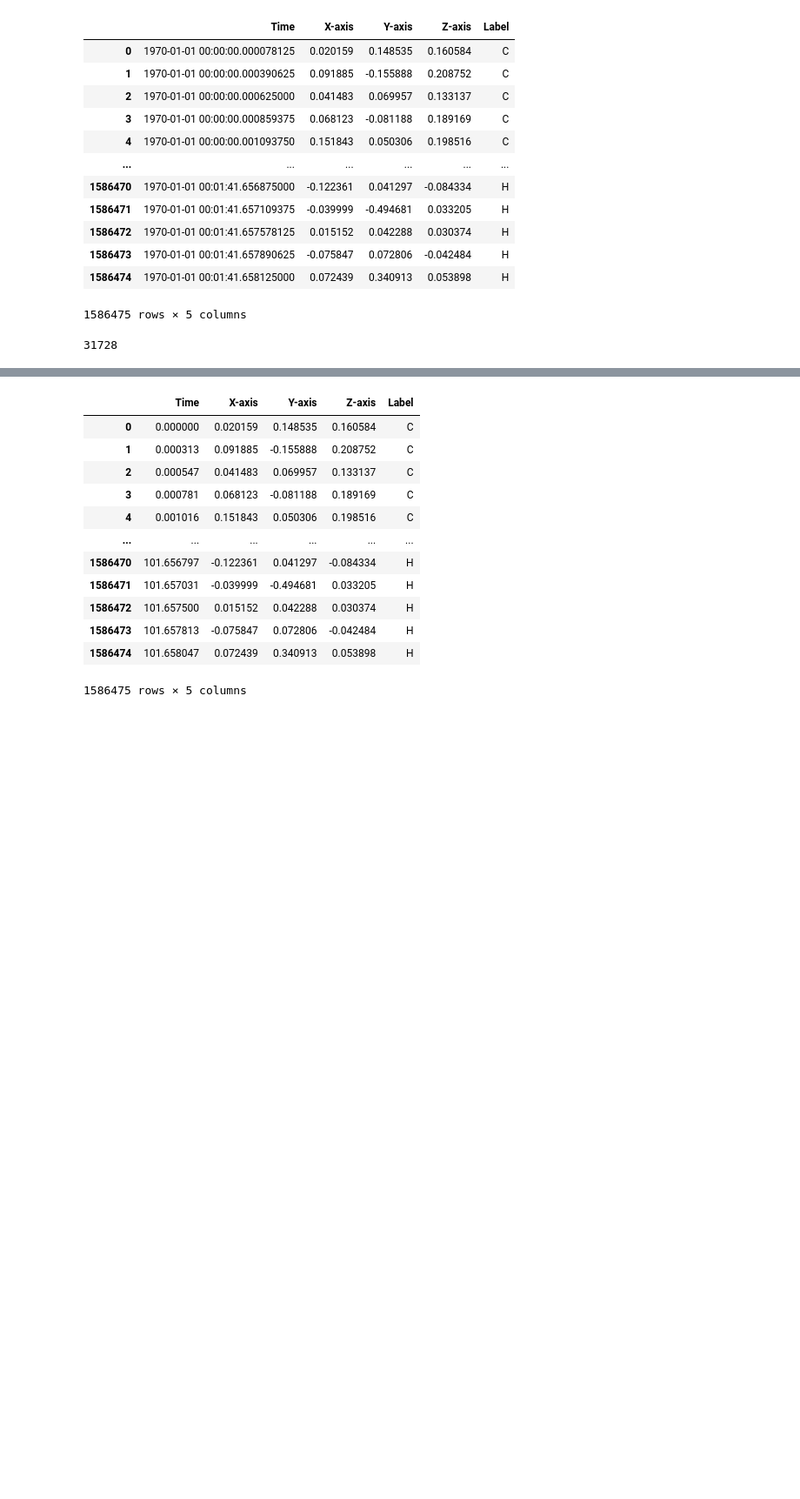
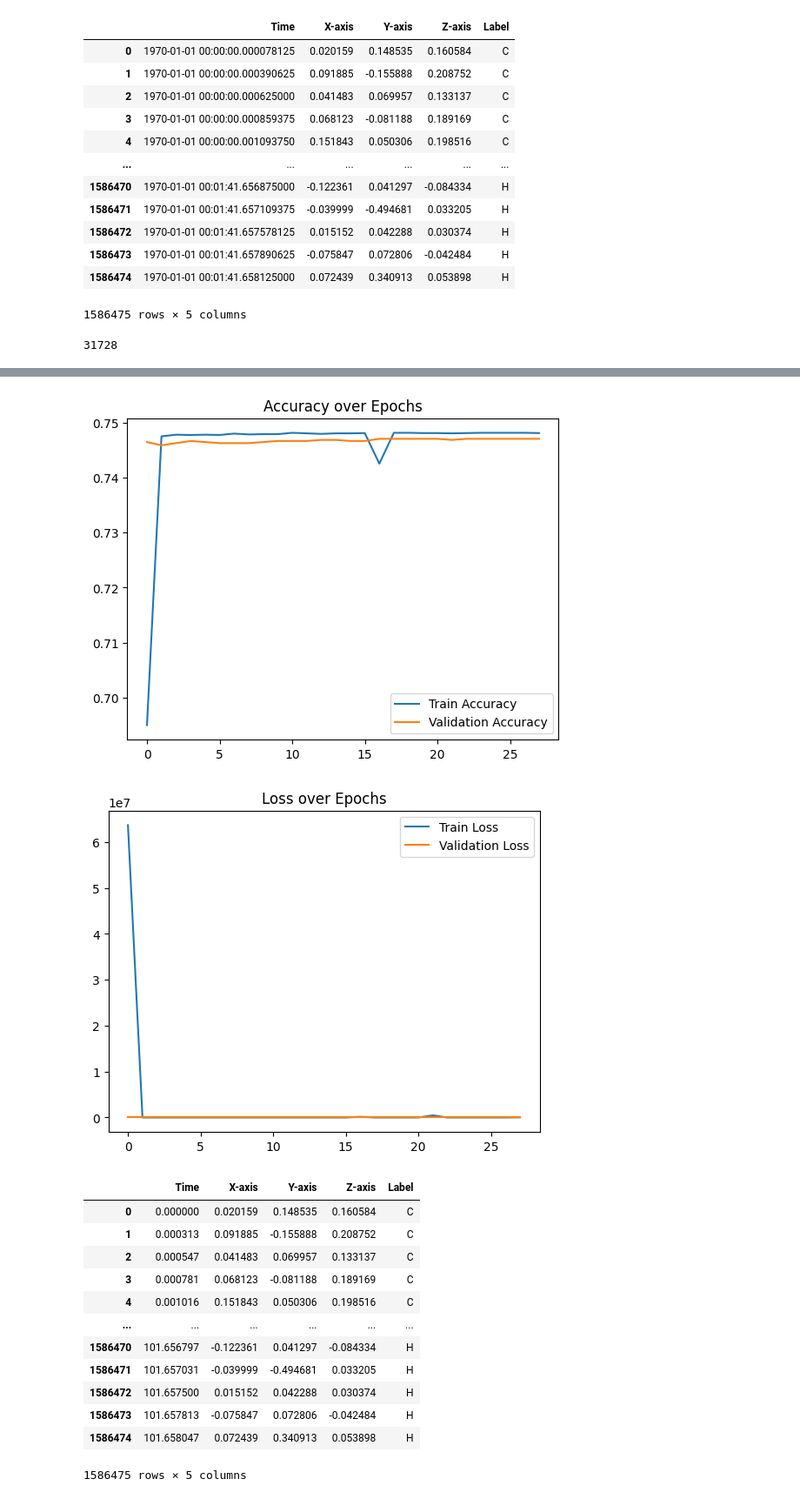
Before and after one commit to prem-charan/gear-crack-detection-using-ml, a Jupyter notebook: gear_crack_detection.ipynb, the cells around one changed output, grey strips where cells are left out. Shown: that part at 87% size. Cells and saved outputs as stored; diff of their text form; code cells hidden in the pictures; blank space fills up the shorter version.

```diff
--- a/gear_crack_detection.ipynb
+++ b/gear_crack_detection.ipynb
@@ -497,3 +499,26 @@ for start in range(0, len(combined_gear_dataset) - window_size + 1, step):
 print(len(segments))
 # %% [output]
 31728
+# %%
+# Ensure input features are in float32
+X = []
+y = []
+
+for segment in segments:
+    # Convert segment to float32 explicitly
+    segment_features = segment[['Time', 'X-axis', 'Y-axis', 'Z-axis']].astype('float32')
+
+    if len(segment_features) == window_size:  # Include only complete segments
+        X.append(segment_features.values)
+        label = segment['Label'].iloc[0]  # Assume consistent label within segment
+        y.append(1 if label == 'C' else 0)
+
+# Convert to NumPy arrays
+X = np.array(X, dtype='float32')  # TensorFlow-friendly format
+y = np.array(y, dtype='int32')    # Labels as integers
+
+# Check shapes and types
+print(f"Shape of X: {X.shape}, dtype: {X.dtype}")
+print(f"Shape of y: {y.shape}, dtype: {y.dtype}")
+
+print(len(segments))
@@ -500,3 +660,22 @@ print(len(segments))
+# %%
+import matplotlib.pyplot as plt
+
+# Plot training and validation accuracy
+plt.plot(history.history['accuracy'], label='Train Accuracy')
+plt.plot(history.history['val_accuracy'], label='Validation Accuracy')
+plt.legend()
+plt.title('Accuracy over Epochs')
+plt.show()
+
+# Plot training and validation loss
+plt.plot(history.history['loss'], label='Train Loss')
+plt.plot(history.history['val_loss'], label='Validation Loss')
+plt.legend()
+plt.title('Loss over Epochs')
+plt.show()
+# %% [output]
+[figure, added]
+[figure, added]
 # %%
 combined_gear_dataset['Time'] = (combined_gear_dataset['Time'] - combined_gear_dataset['Time'].min()).dt.total_seconds()
 combined_gear_dataset
```
Also changed, not shown: parts of 8 cells of this notebook.
